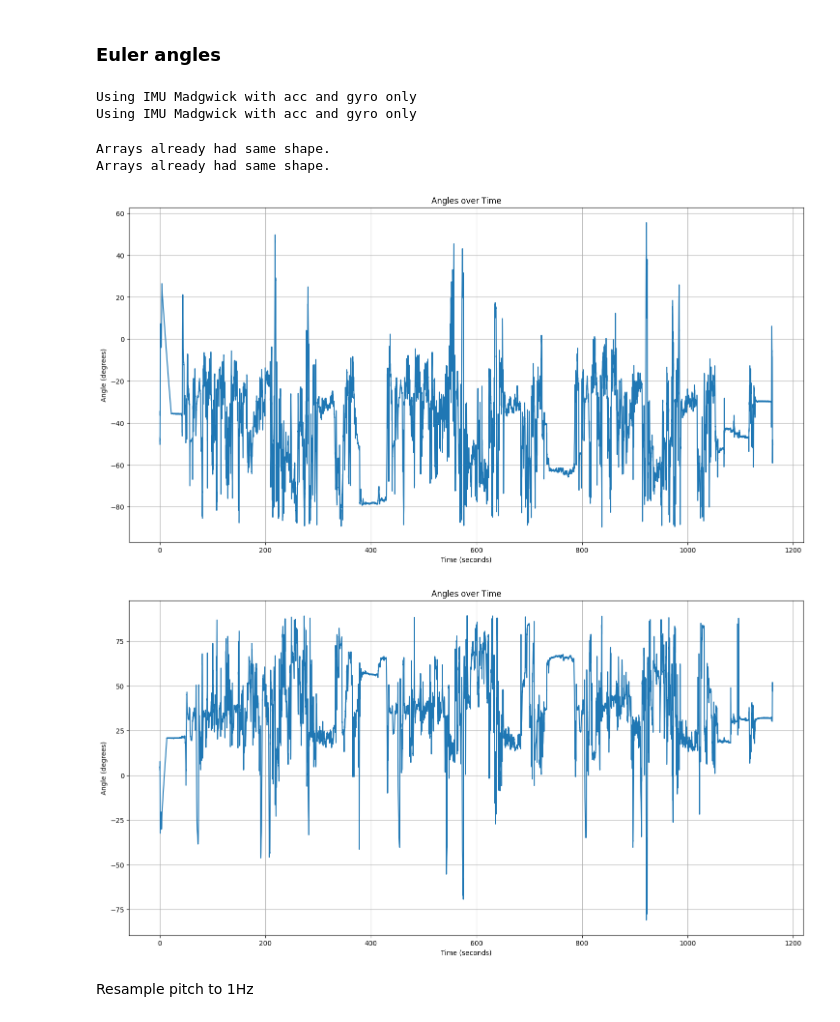
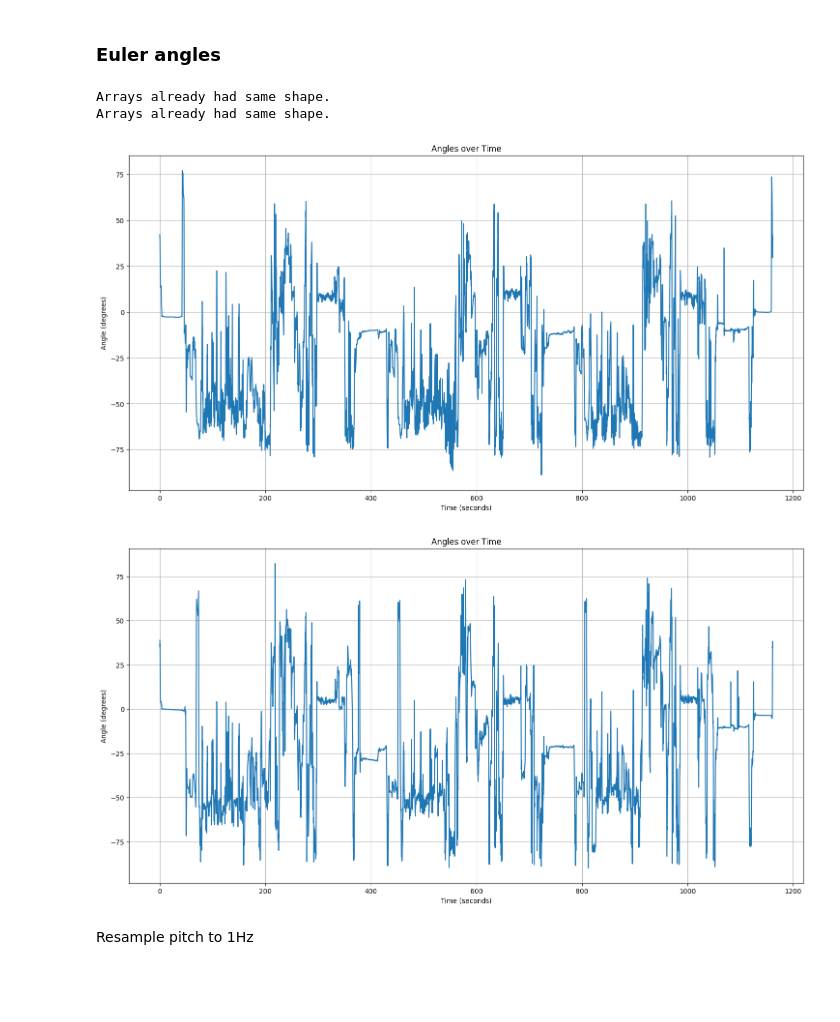
Before and after one commit to gloorli/ul-movement-tracking, a Jupyter notebook: src/individual_analysis_GMAC.ipynb, the cells around one changed output. Drawn from its saved outputs; the diff is of its cells as text; code cells hidden in the pictures; blank space fills up the shorter version.

Commit message:
feat: calculate min, max and std for optimized GMAC thresholds over folds, depreciate Madgwick from gm_function.py and switch to VQF, draft for code to analyze pitch per primitive

```diff
--- a/src/individual_analysis_GMAC.ipynb
+++ b/src/individual_analysis_GMAC.ipynb
@@ -14,7 +9,7 @@ import GMAC as gmac
 # %%
 #CHANGE VALUES HERE TODO
 # H for Healthy and S for Stroke
-participant_id = 'S014'
+participant_id = 'S016'
 participant_group = 'S'
 using_Axivity = True
 # %%
@@ -83,31 +78,31 @@ counts_for_GMAC_ndh = np.array(compute_vector_magnitude(df_for_Subash_ndh))
 counts_for_GMAC_dh = np.array(compute_vector_magnitude(df_for_Subash_dh))
 # %% [markdown]
 ### Euler angles
-# %%
-# Get Euler angles usign Madgwick sensor fusiona algorithm
-# Using only accel. and gyro
-# MARG uses also magnetometer but after testing, it was less precise
-# Left wrist
-_, pitch_mad_ndh, _ = compute_euler_angles(acc_ndh, gyro_ndh, sampling_freq)
-# Right wrist
-_, pitch_mad_dh, _ = compute_euler_angles(acc_dh, gyro_dh, sampling_freq)
-# %% [output]
-Using IMU Madgwick with acc and gyro only
-Using IMU Madgwick with acc and gyro only
+# %%
+#Euler Angles using VQF #TODO
+from functions.VQFpitch import IMUPitchCalculator
+# Left wrist
+pitch_calculator_ndh = IMUPitchCalculator(acc_ndh.to_numpy().copy(), gyro_ndh.to_numpy().copy(), sampling_freq)
+pitch_vqf_ndh = pitch_calculator_ndh.calculate_pitch()
+pitch_ndh = pitch_vqf_ndh
+# Right wrist
+pitch_calculator_dh = IMUPitchCalculator(acc_dh.to_numpy().copy(), gyro_dh.to_numpy().copy(), sampling_freq)
+pitch_vqf_dh = pitch_calculator_dh.calculate_pitch()
+pitch_dh = pitch_vqf_dh
 # %%
 # Ensure the datasets have the same sizes
 # For ndh
-pitch_mad_ndh, GT_mask_50Hz_ndh = remove_extra_elements(pitch_mad_ndh, GT_mask_NDH_50Hz)
+pitch_ndh, GT_mask_50Hz_ndh = remove_extra_elements(pitch_ndh, GT_mask_NDH_50Hz)
 # For dh
-pitch_mad_dh, GT_mask_50Hz_dh = remove_extra_elements(pitch_mad_dh, GT_mask_DH_50Hz)
+pitch_dh, GT_mask_50Hz_dh = remove_extra_elements(pitch_dh, GT_mask_DH_50Hz)
 # %% [output]
 Arrays already had same shape.
 Arrays already had same shape.
 # %%
-plot_angles_over_time(pitch_mad_dh)
-plot_angles_over_time(pitch_mad_ndh)
+plot_angles_over_time(pitch_dh)
+plot_angles_over_time(pitch_ndh)
 # %% [output]
-[figure, old version]
+[figure, new version]
-[figure, old version]
+[figure, new version]
 # %%
 # Add Euler angles to participant dataset
```
Also changed, not shown: parts of 10 cells of this notebook, 5 other files.
